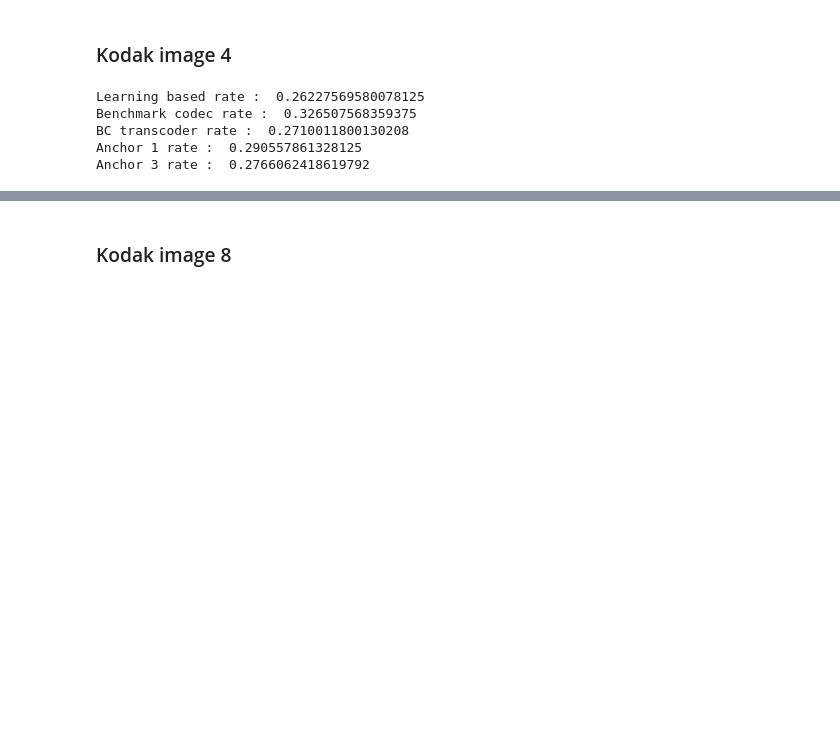
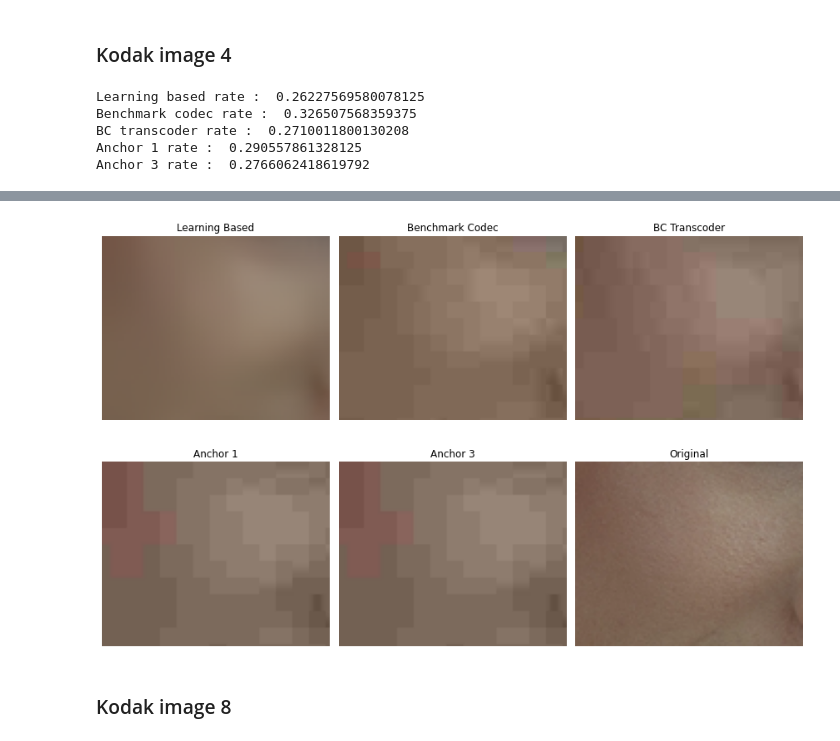
Before and after one commit to nmonnier99/pds, a Jupyter notebook: CompressAI_pds/examples/model_testing.ipynb, the cells around one changed output, grey strips where cells are left out. Drawn from its saved outputs; the diff is of its cells as text; code cells hidden in the pictures; blank space fills up the shorter version.

```diff
--- a/CompressAI_pds/examples/model_testing.ipynb
+++ b/CompressAI_pds/examples/model_testing.ipynb
@@ -1034,25 +1069,32 @@ img_original_skin.save(f"{image_path}/og.png")
 # %%
 images = [img_learningbased_skin, img_benchmarkcodec_skin, img_bctranscoder_skin, img_anchor1_skin, img_anchor3_skin, img_original_skin]
 titles = ['Learning Based', 'Benchmark Codec', 'BC Transcoder', 'Anchor 1', 'Anchor 3', 'Original']
+
+
+dif = np.array(img_anchor1_skin)-np.array(img_anchor3_skin)
+dif = Image.fromarray(dif)
+dif.show()
 
 # Create a 2x3 grid of subplots
 fig, axes = plt.subplots(2, 3, figsize=(12, 8))
 
 # Flatten the axes array to iterate over it easily
 axes = axes.flatten()
 
 # Iterate over the images and titles and plot them in the corresponding subplot
 for i, (image, title) in enumerate(zip(images, titles)):
     axes[i].imshow(image)
     axes[i].set_title(title)
     axes[i].axis('off')
 
 
 # Adjust the spacing between subplots
 plt.tight_layout()
 
 # Show the plot
 plt.show()
+# %% [output]
+[figure, added]
 # %% [markdown]
 ### Kodak image 8
 # %%
```
Also changed, not shown: parts of 15 cells of this notebook, 6 other files.
